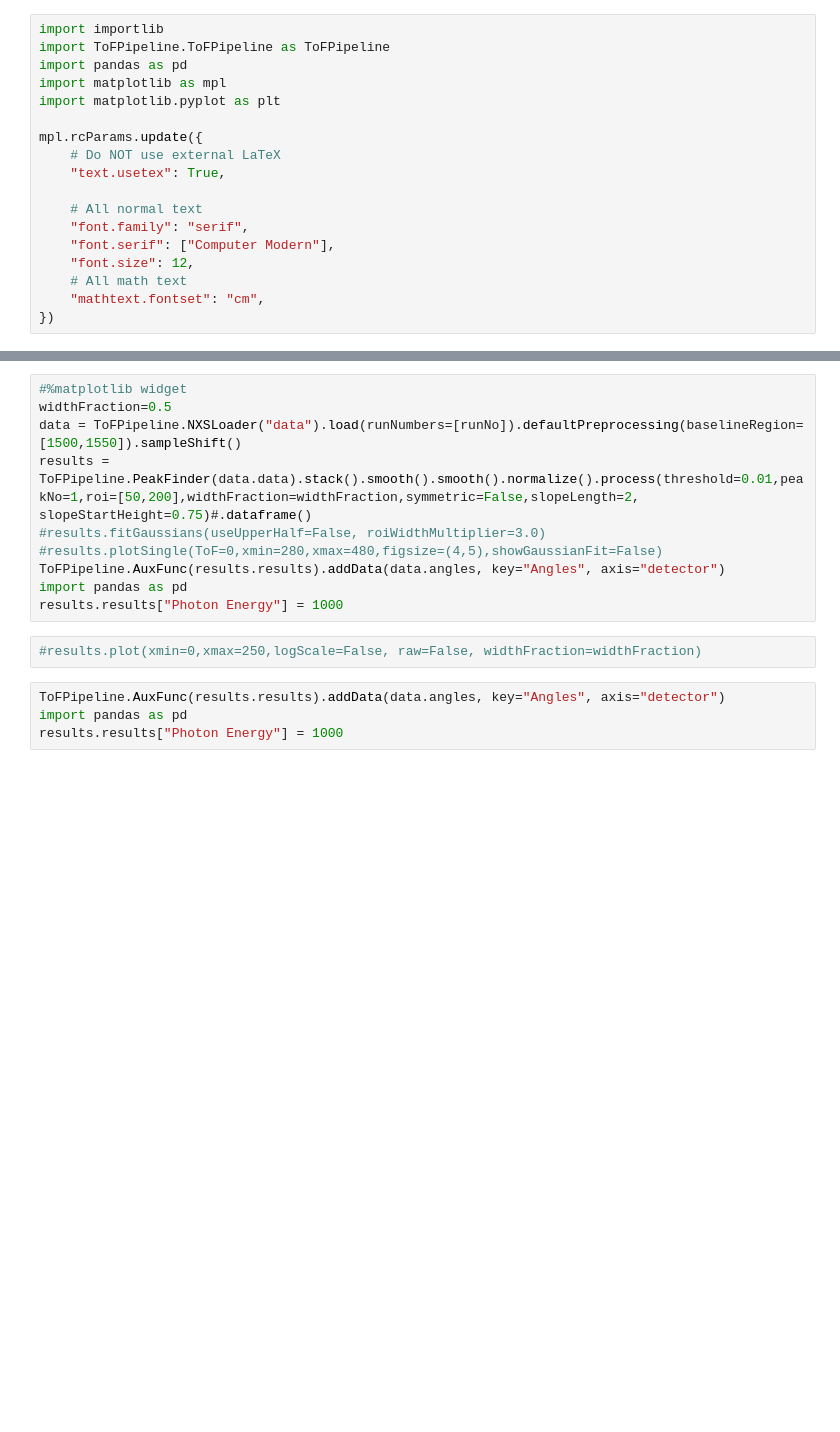
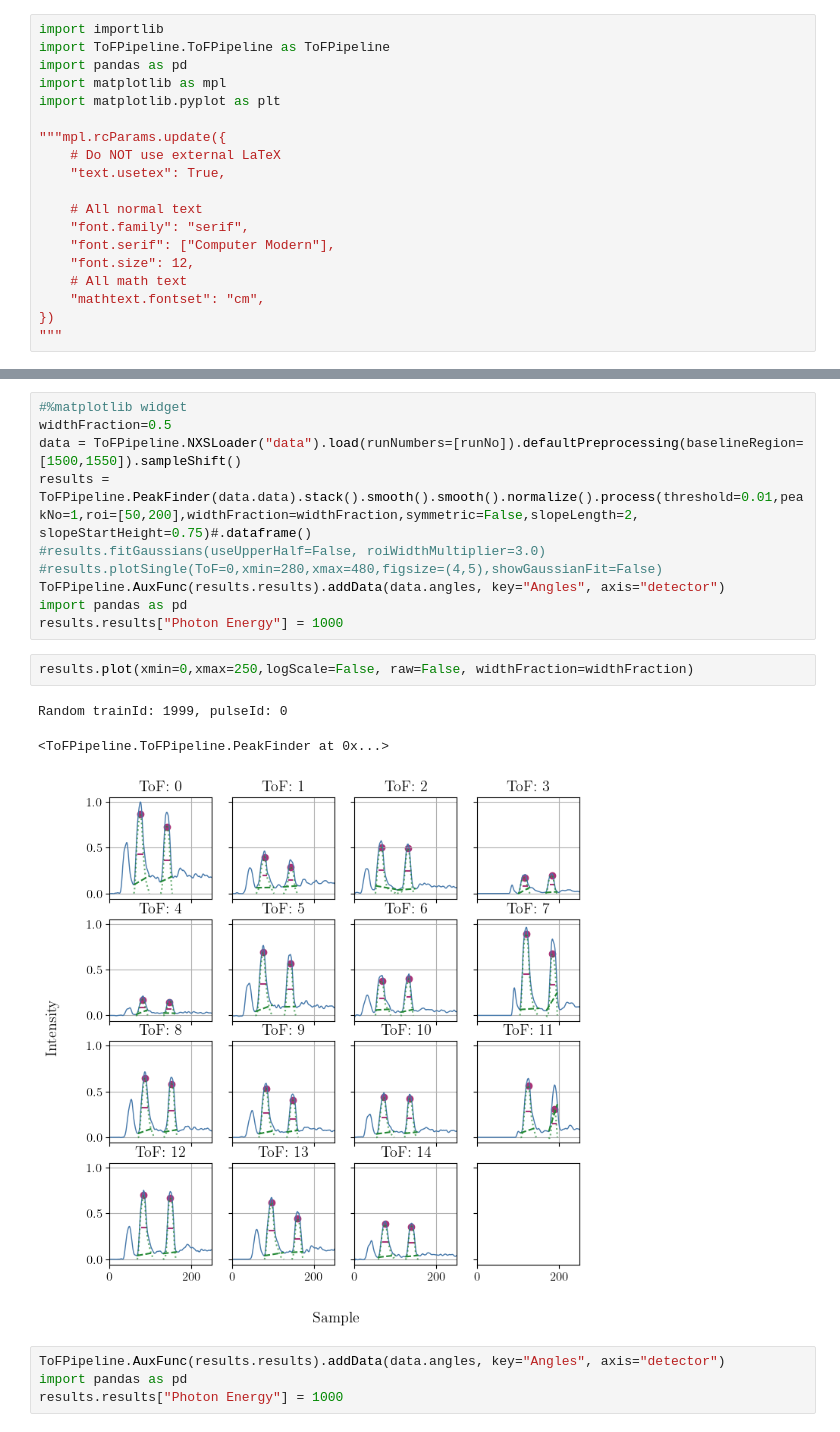
Before and after one commit to XAC-CFEL/PolScope, a Jupyter notebook: offlineAnalysis.ipynb, the cells around one changed output, grey strips where cells are left out. Drawn from its saved outputs; the diff is of its cells as text; blank space fills up the shorter version.

```diff
--- a/offlineAnalysis.ipynb
+++ b/offlineAnalysis.ipynb
@@ -5,7 +5,7 @@ import pandas as pd
 import matplotlib as mpl
 import matplotlib.pyplot as plt
 
-mpl.rcParams.update({
+"""mpl.rcParams.update({
     # Do NOT use external LaTeX
     "text.usetex": True,
 
@@ -16,3 +16,4 @@ mpl.rcParams.update({
     # All math text
     "mathtext.fontset": "cm",
 })
+"""
@@ -163,7 +166,11 @@ ToFPipeline.AuxFunc(results.results).addData(data.angles, key="Angles", axis="de
 import pandas as pd
 results.results["Photon Energy"] = 1000
 # %%
-#results.plot(xmin=0,xmax=250,logScale=False, raw=False, widthFraction=widthFraction)
+results.plot(xmin=0,xmax=250,logScale=False, raw=False, widthFraction=widthFraction)
+# %% [output]
+Random trainId: 1999, pulseId: 0
+<ToFPipeline.ToFPipeline.PeakFinder at 0x...>
+[figure, added]
 # %%
 ToFPipeline.AuxFunc(results.results).addData(data.angles, key="Angles", axis="detector")
 import pandas as pd
```
Also changed, not shown: parts of 1 cell of this notebook, 1 other file.
